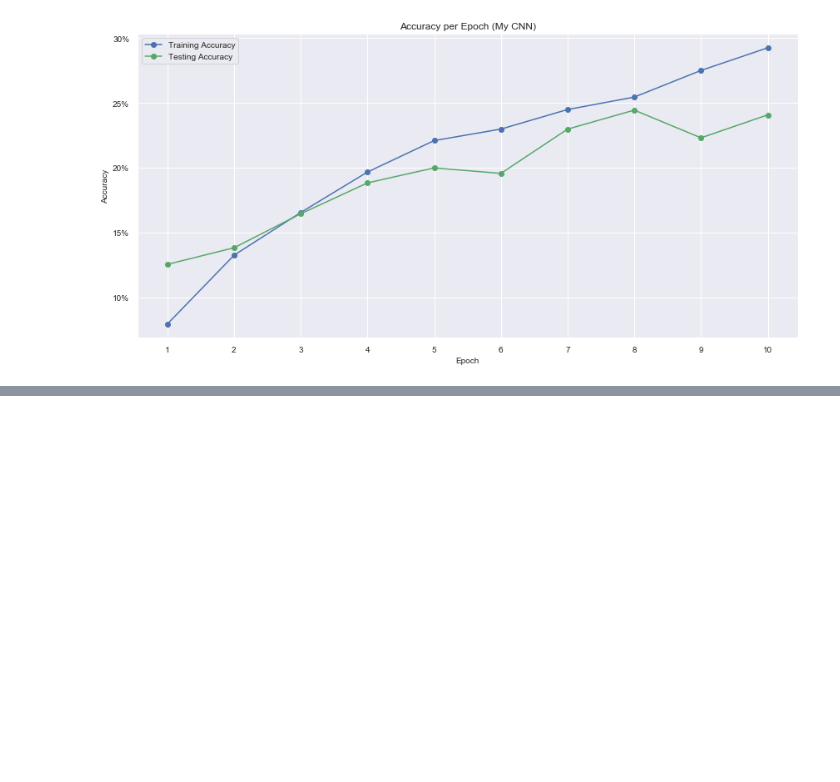
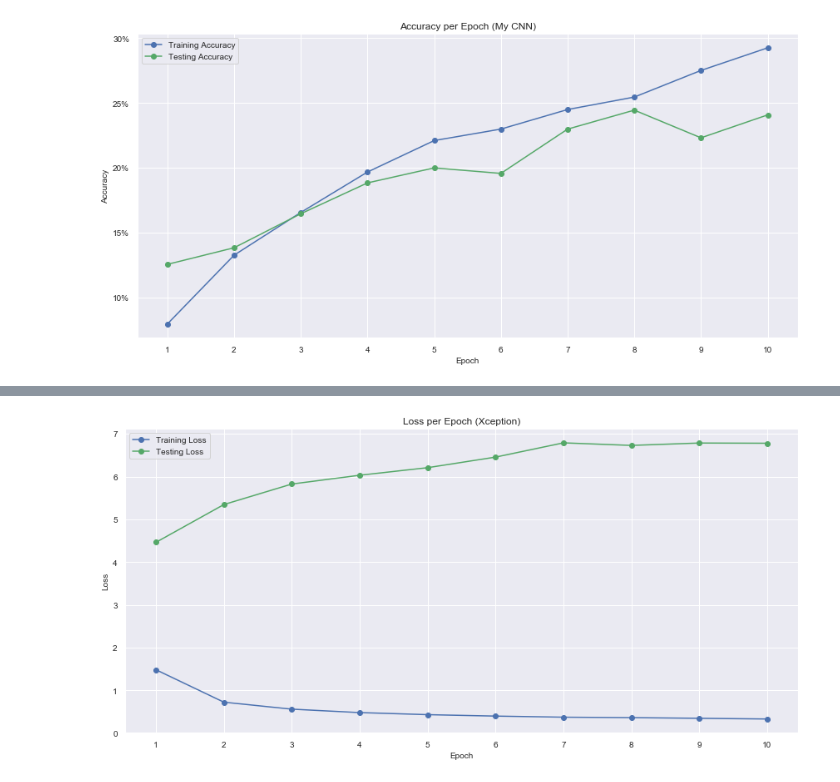
Before and after one commit to NJacobsohn/Whos_That_Pokemon, a Jupyter notebook: notebooks/data_visualization.ipynb, the cells around one changed output, grey strips where cells are left out. Saved outputs shown, nothing was run; the diff lists cells and outputs as text; code cells hidden in the pictures; blank space fills up the shorter version.

Commit message:
added more images

```diff
--- a/notebooks/data_visualization.ipynb
+++ b/notebooks/data_visualization.ipynb
@@ -163,0 +202,13 @@ plt.savefig("../img/loss_per_epoch_my_cnn.png", dpi=200)
+# %%
+xception_acc = np.array([0.6402, 0.7998, 0.8407, 0.8619, 0.8759, 0.8859, 0.8926, 0.8969, 0.9027, 0.9075])
+xception_loss = np.array([1.4825, 0.7241, 0.5611, 0.4803, 0.4321, 0.3990, 0.3732, 0.3626, 0.3466, 0.3307])
+xception_val_acc = np.array([0.3166, 0.3114, 0.2991, 0.3035, 0.3114, 0.3053, 0.2951, 0.3169, 0.2993, 0.3145])
+xception_val_loss = np.array([4.4622, 5.3454, 5.8250, 6.0309, 6.2075, 6.4548, 6.7880, 6.7285, 6.7837, 6.7788])
+# %%
+xception_df = np.empty(shape=(4, 10))
+xception_df[0] = xception_loss
+xception_df[1] = xception_acc
+xception_df[2] = xception_val_loss
+xception_df[3] = xception_val_acc
+# %%
+xception_df = xception_df.T
@@ -163,0 +228,18 @@ plt.savefig("../img/loss_per_epoch_my_cnn.png", dpi=200)
+# %%
+def make_loss_epoch_plot(df, epochs, title="Accuracy per Epoch"):
+    x_vals = np.arange(0, epochs)
+    fig, ax = plt.subplots(figsize=(12, 6))
+    ax.plot(x_vals, df[:epochs, 0], "ob-", label="Training Loss")
+    ax.plot(x_vals, df[:epochs, 2], "og-", label="Testing Loss")
+    ax.set_xticks(x_vals)
+    ax.set_xticklabels(x_vals+1)
+    ax.set_title(title)
+    ax.set_ylabel('Loss')
+    ax.set_xlabel('Epoch')
+    ax.legend()
+# %%
+make_loss_epoch_plot(xception_df, 10, "Loss per Epoch (Xception)")
+plt.tight_layout()
+#plt.savefig("../img/loss_per_epoch_xception.png", dpi=200)
+# %% [output]
+[figure, added]
```
Also changed, not shown: parts of 11 cells of this notebook, 6 other files.
